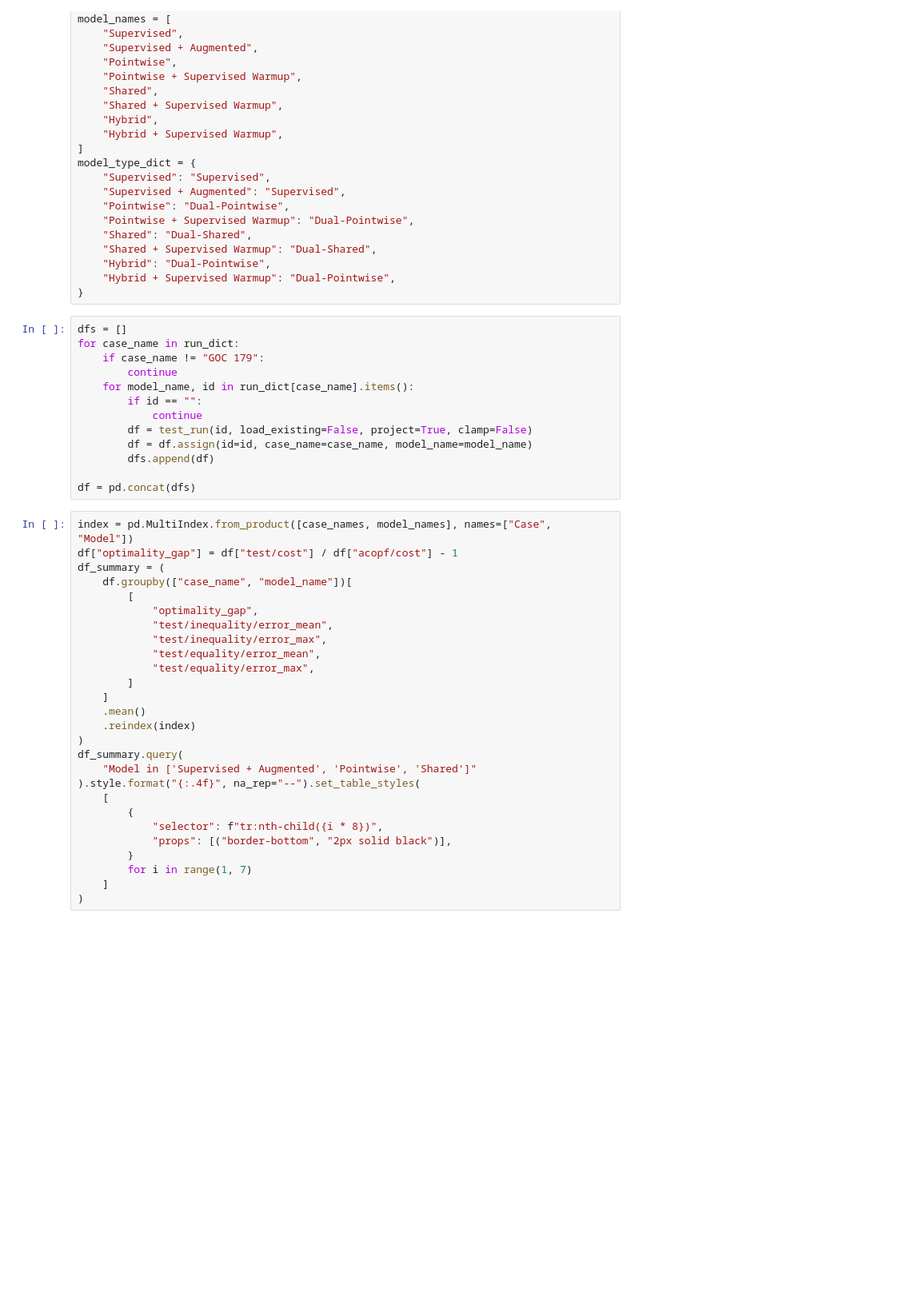
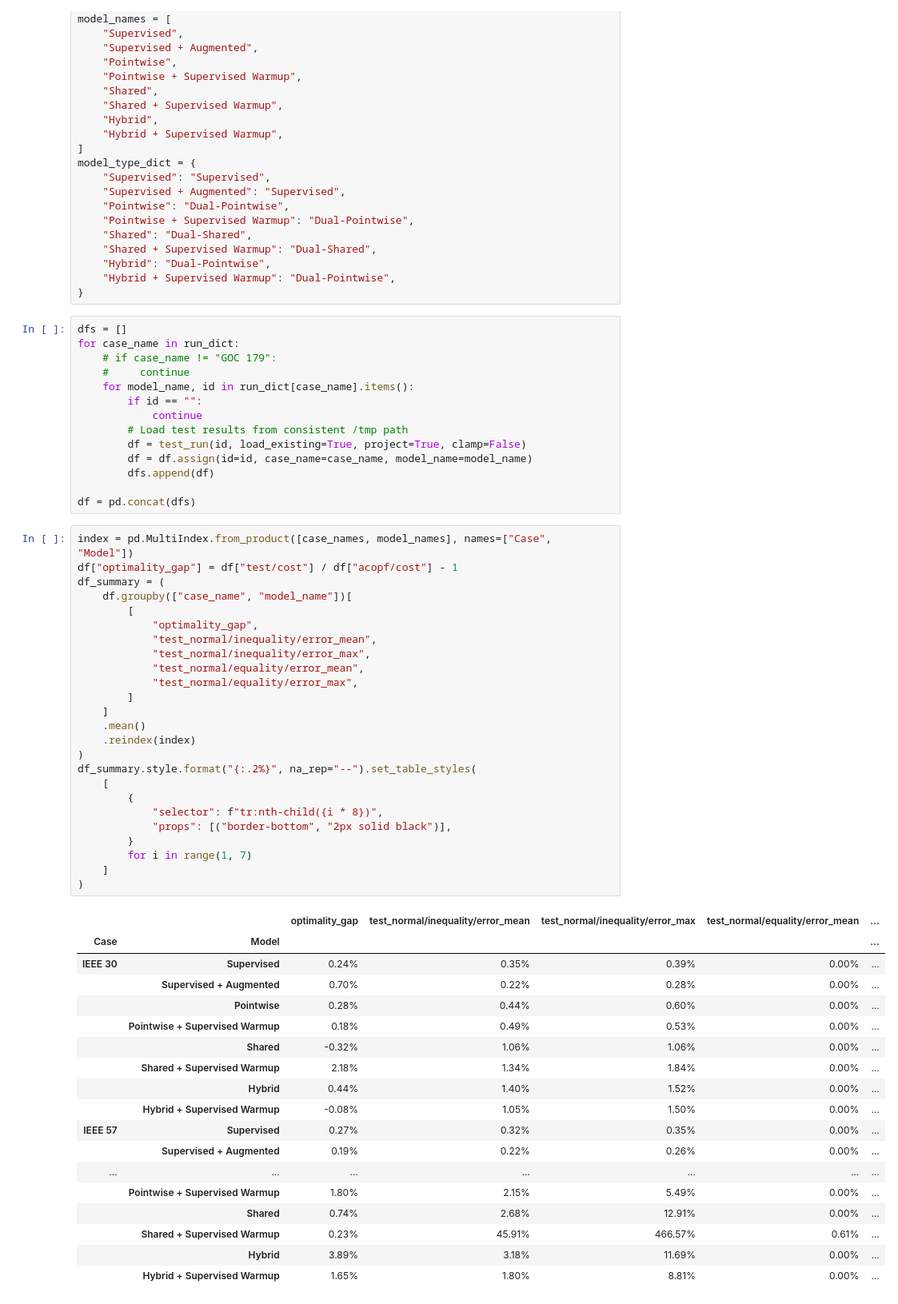
Before and after one commit to Damowerko/opf, a Jupyter notebook: notebooks/compare.ipynb, the cells around one changed output. Shown at 80% size. Drawn from its saved outputs; the diff is of its cells as text; blank space fills up the shorter version.

```diff
--- a/notebooks/compare.ipynb
+++ b/notebooks/compare.ipynb
@@ -103,12 +106,13 @@ model_type_dict = {
 # %%
 dfs = []
 for case_name in run_dict:
-    if case_name != "GOC 179":
-        continue
+    # if case_name != "GOC 179":
+    #     continue
     for model_name, id in run_dict[case_name].items():
         if id == "":
             continue
-        df = test_run(id, load_existing=False, project=True, clamp=False)
+        # Load test results from consistent /tmp path
+        df = test_run(id, load_existing=True, project=True, clamp=False)
         df = df.assign(id=id, case_name=case_name, model_name=model_name)
         dfs.append(df)
 
@@ -116,30 +120,47 @@ df = pd.concat(dfs)
 # %%
 index = pd.MultiIndex.from_product([case_names, model_names], names=["Case", "Model"])
 df["optimality_gap"] = df["test/cost"] / df["acopf/cost"] - 1
 df_summary = (
     df.groupby(["case_name", "model_name"])[
         [
             "optimality_gap",
-            "test/inequality/error_mean",
-            "test/inequality/error_max",
-            "test/equality/error_mean",
-            "test/equality/error_max",
+            "test_normal/inequality/error_mean",
+            "test_normal/inequality/error_max",
+            "test_normal/equality/error_mean",
+            "test_normal/equality/error_max",
         ]
     ]
     .mean()
     .reindex(index)
 )
-df_summary.query(
-    "Model in ['Supervised + Augmented', 'Pointwise', 'Shared']"
-).style.format("{:.4f}", na_rep="--").set_table_styles(
+df_summary.style.format("{:.2%}", na_rep="--").set_table_styles(
     [
         {
             "selector": f"tr:nth-child({i * 8})",
             "props": [("border-bottom", "2px solid black")],
         }
         for i in range(1, 7)
     ]
 )
+# %% [output]
+|  |  | optimality_gap | test_normal/inequality/error_mean | test_normal/inequality/error_max | test_normal/equality/error_mean | ... |
+| Case | Model |  |  |  |  | ... |
+| IEEE 30 | Supervised | 0.24% | 0.35% | 0.39% | 0.00% | ... |
+|  | Supervised + Augmented | 0.70% | 0.22% | 0.28% | 0.00% | ... |
+|  | Pointwise | 0.28% | 0.44% | 0.60% | 0.00% | ... |
+|  | Pointwise + Supervised Warmup | 0.18% | 0.49% | 0.53% | 0.00% | ... |
+|  | Shared | -0.32% | 1.06% | 1.06% | 0.00% | ... |
+|  | Shared + Supervised Warmup | 2.18% | 1.34% | 1.84% | 0.00% | ... |
+|  | Hybrid | 0.44% | 1.40% | 1.52% | 0.00% | ... |
+|  | Hybrid + Supervised Warmup | -0.08% | 1.05% | 1.50% | 0.00% | ... |
+| IEEE 57 | Supervised | 0.27% | 0.32% | 0.35% | 0.00% | ... |
+|  | Supervised + Augmented | 0.19% | 0.22% | 0.26% | 0.00% | ... |
+| ... | ... | ... | ... | ... | ... | ... |
+|  | Pointwise + Supervised Warmup | 1.80% | 2.15% | 5.49% | 0.00% | ... |
+|  | Shared | 0.74% | 2.68% | 12.91% | 0.00% | ... |
+|  | Shared + Supervised Warmup | 0.23% | 45.91% | 466.57% | 0.61% | ... |
+|  | Hybrid | 3.89% | 3.18% | 11.69% | 0.00% | ... |
+|  | Hybrid + Supervised Warmup | 1.65% | 1.80% | 8.81% | 0.00% | ... |
 # %%
 # average performance across all cases
 df_summary_average = df_summary.groupby("Model").mean()
```
Also changed, not shown: parts of 8 cells of this notebook, 17 other files.
